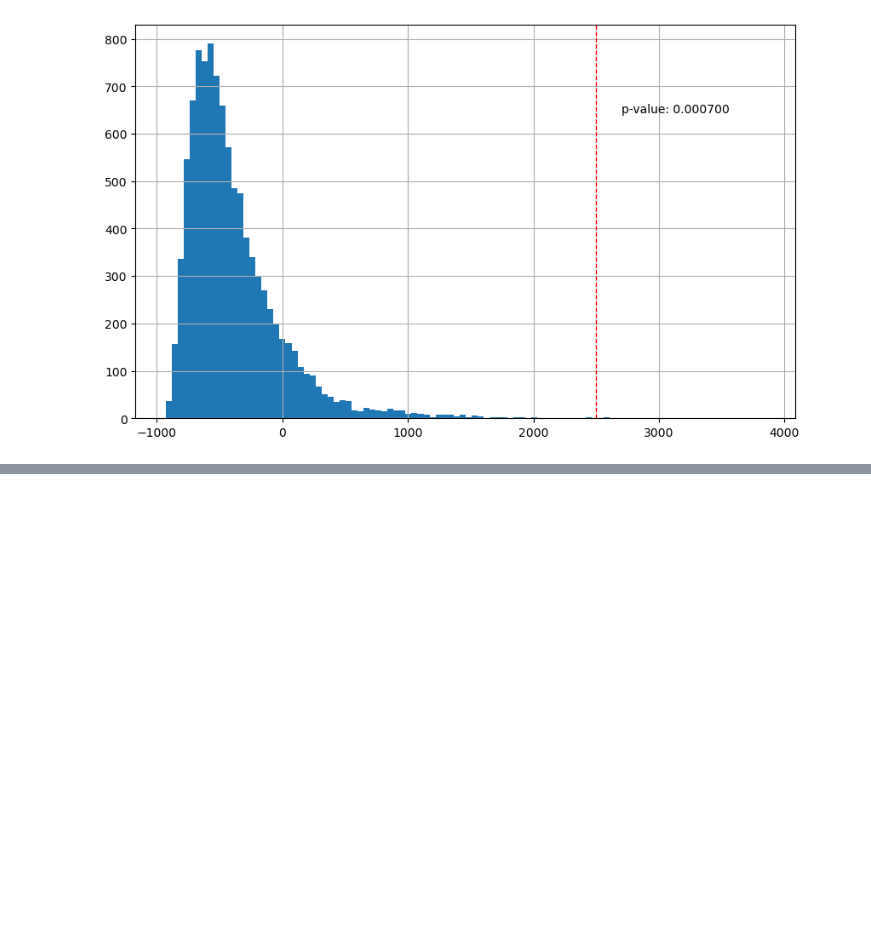
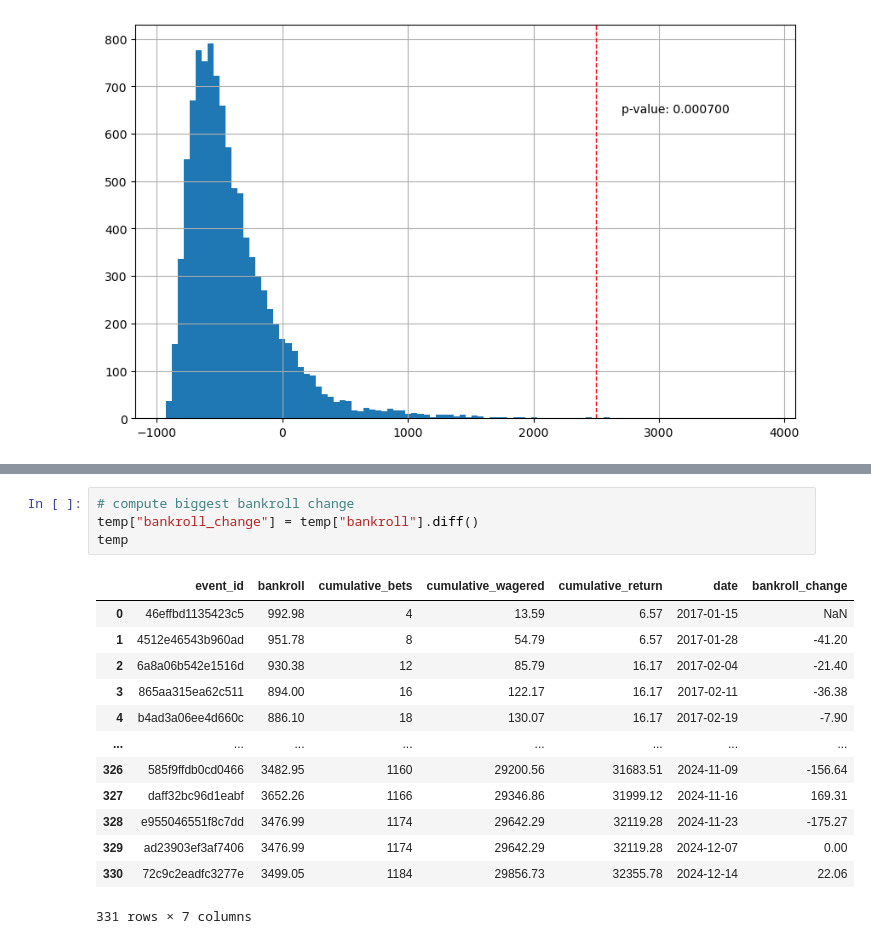
Before and after one commit to ehan03/yale-senior-thesis, a Jupyter notebook: notebooks/backtest_stuff/mc_check.ipynb, the cells around one changed output, grey strips where cells are left out. Drawn from its saved outputs; the diff is of its cells as text; blank space fills up the shorter version.

```diff
--- a/notebooks/backtest_stuff/mc_check.ipynb
+++ b/notebooks/backtest_stuff/mc_check.ipynb
@@ -55,0 +66,18 @@ Text(0.9, 0.8, 'p-value: 0.000700')
+# %%
+# compute biggest bankroll change
+temp["bankroll_change"] = temp["bankroll"].diff()
+temp
+# %% [output]
+|  | event_id | bankroll | cumulative_bets | cumulative_wagered | cumulative_return | date | bankroll_change |
+| 0 | 46effbd1135423c5 | 992.98 | 4 | 13.59 | 6.57 | 2017-01-15 | NaN |
+| 1 | 4512e46543b960ad | 951.78 | 8 | 54.79 | 6.57 | 2017-01-28 | -41.20 |
+| 2 | 6a8a06b542e1516d | 930.38 | 12 | 85.79 | 16.17 | 2017-02-04 | -21.40 |
+| 3 | 865aa315ea62c511 | 894.00 | 16 | 122.17 | 16.17 | 2017-02-11 | -36.38 |
+| 4 | b4ad3a06ee4d660c | 886.10 | 18 | 130.07 | 16.17 | 2017-02-19 | -7.90 |
+| ... | ... | ... | ... | ... | ... | ... | ... |
+| 326 | 585f9ffdb0cd0466 | 3482.95 | 1160 | 29200.56 | 31683.51 | 2024-11-09 | -156.64 |
+| 327 | daff32bc96d1eabf | 3652.26 | 1166 | 29346.86 | 31999.12 | 2024-11-16 | 169.31 |
+| 328 | e955046551f8c7dd | 3476.99 | 1174 | 29642.29 | 32119.28 | 2024-11-23 | -175.27 |
+| 329 | ad23903ef3af7406 | 3476.99 | 1174 | 29642.29 | 32119.28 | 2024-12-07 | 0.00 |
+| 330 | 72c9c2eadfc3277e | 3499.05 | 1184 | 29856.73 | 32355.78 | 2024-12-14 | 22.06 |
+331 rows × 7 columns
```
Also changed, not shown: parts of 1 cell of this notebook, 2 other files.
